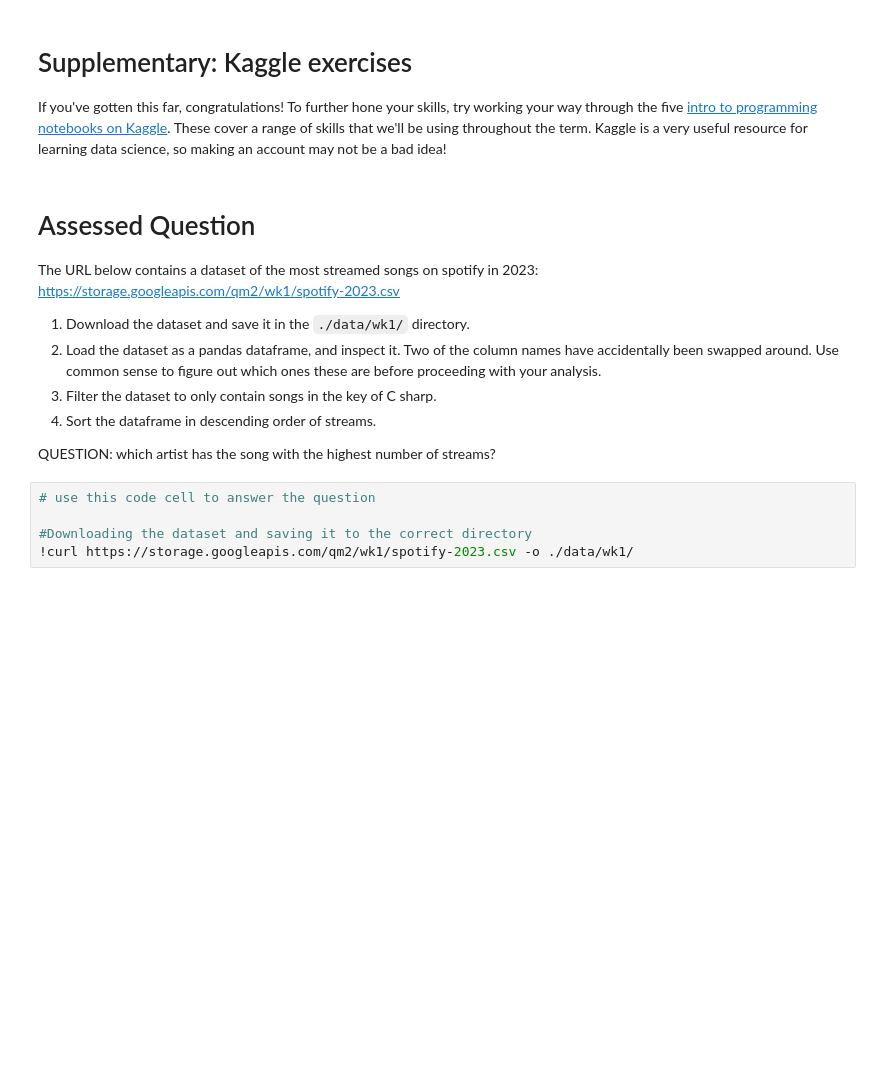
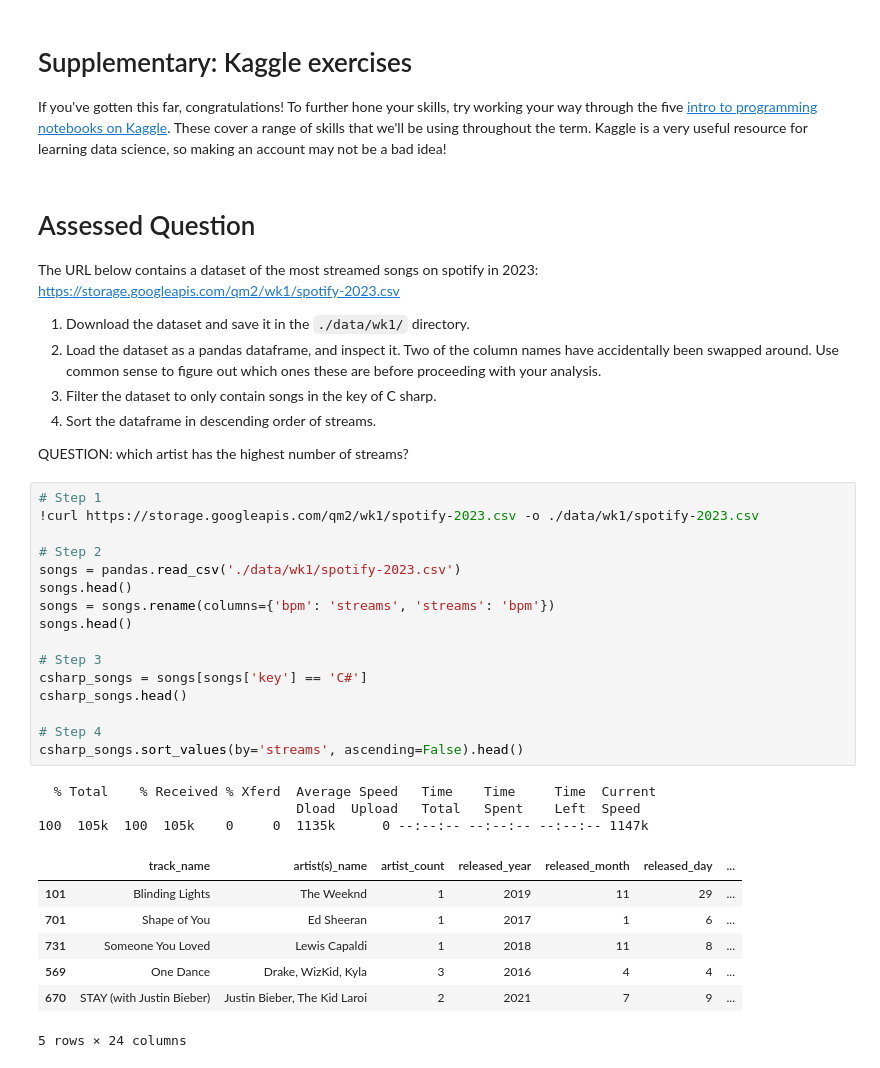
Before and after one commit to malvikamurkumbi/QM2, a Jupyter notebook: notebooks/W01. Python Recap.ipynb, the cells around one changed output. Cells and saved outputs as stored; diff of their text form; blank space fills up the shorter version.

```diff
--- a/notebooks/W01. Python Recap.ipynb
+++ b/notebooks/W01. Python Recap.ipynb
@@ -252,9 +252,31 @@ https://storage.googleapis.com/qm2/wk1/spotify-2023.csv
 3. Filter the dataset to only contain songs in the key of C sharp.
 4. Sort the dataframe in descending order of streams.
 
-QUESTION: which artist has the song with the highest number of streams?
+QUESTION: which artist has the highest number of streams?
-# %%
-# use this code cell to answer the question
-
-#Downloading the dataset and saving it to the correct directory
-!curl https://storage.googleapis.com/qm2/wk1/spotify-2023.csv -o ./data/wk1/
+# %%
+# Step 1
+!curl https://storage.googleapis.com/qm2/wk1/spotify-2023.csv -o ./data/wk1/spotify-2023.csv
+
+# Step 2
+songs = pandas.read_csv('./data/wk1/spotify-2023.csv')
+songs.head()
+songs = songs.rename(columns={'bpm': 'streams', 'streams': 'bpm'})
+songs.head()
+
+# Step 3
+csharp_songs = songs[songs['key'] == 'C#']
+csharp_songs.head()
+
+# Step 4
+csharp_songs.sort_values(by='streams', ascending=False).head()
+# %% [output]
+  % Total    % Received % Xferd  Average Speed   Time    Time     Time  Current
+                                 Dload  Upload   Total   Spent    Left  Speed
+100  105k  100  105k    0     0  1135k      0 --:--:-- --:--:-- --:--:-- 1147k
+|  | track_name | artist(s)_name | artist_count | released_year | released_month | released_day | ... |
+| 101 | Blinding Lights | The Weeknd | 1 | 2019 | 11 | 29 | ... |
+| 701 | Shape of You | Ed Sheeran | 1 | 2017 | 1 | 6 | ... |
+| 731 | Someone You Loved | Lewis Capaldi | 1 | 2018 | 11 | 8 | ... |
+| 569 | One Dance | Drake, WizKid, Kyla | 3 | 2016 | 4 | 4 | ... |
+| 670 | STAY (with Justin Bieber) | Justin Bieber, The Kid Laroi | 2 | 2021 | 7 | 9 | ... |
+5 rows × 24 columns
```
Also changed, not shown: parts of 4 cells of this notebook.
